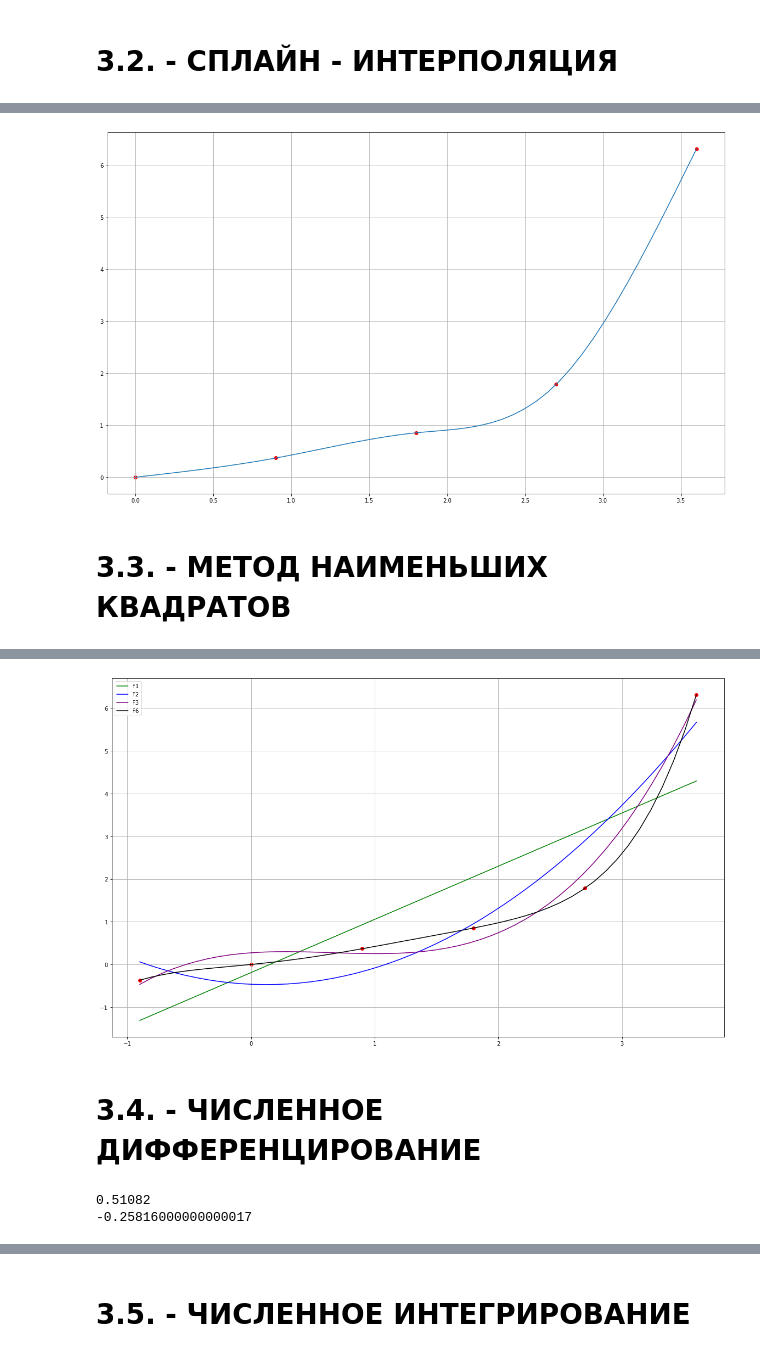
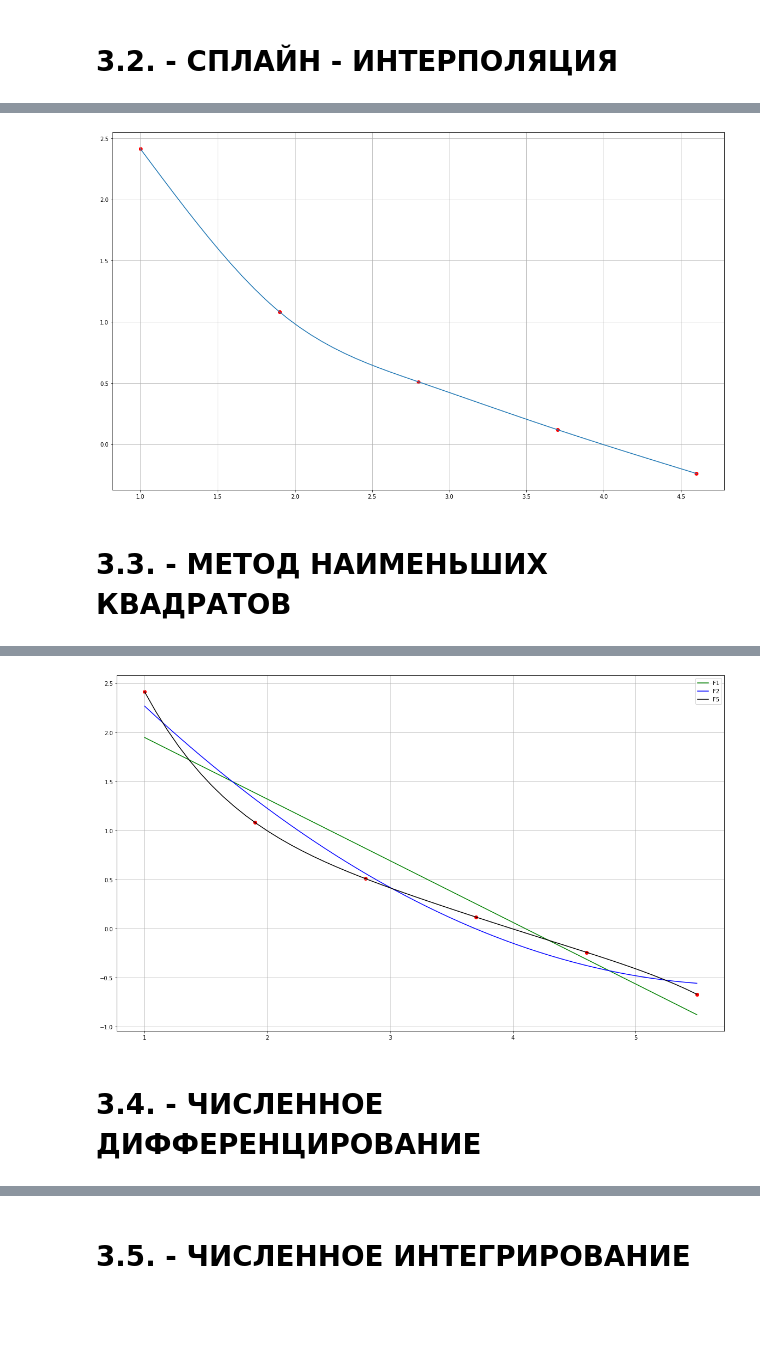
Before and after one commit to egordionok/NumericalMethods, a Jupyter notebook: Lab3/Lab3.ipynb, the cells around one changed output, grey strips where cells are left out. Saved outputs shown, nothing was run; the diff lists cells and outputs as text; code cells hidden in the pictures; blank space fills up the shorter version.

```diff
--- a/Lab3/Lab3.ipynb
+++ b/Lab3/Lab3.ipynb
@@ -84,0 +123,8 @@ print(Newton(Yb, Xb, X), error_rate(y, lambda x: Newton(Yb, Xb, x), X))
+# %%
+l = lambda x: -2.4142*(x - 0.7854)*(x - 1.1781)*(x - 1.5708)/0.3634 + 1.0*(x - 0.3927)*(x - 1.1781)*(x - 1.5708)/0.1211 - 0.4142*(x - 0.3927)*(x - 0.7854)*(x - 1.5708)/0.1211 + 0.0*(x - 0.3927)*(x - 0.7854)*(x - 1.1781)/0.3634
+print(l(X))
+
+print()
+
+n = lambda x:  2.4142 - 3.6013*(x - 0.3927) + 2.686*(x - 0.3927)*(x - 0.7854) - 1.8077*(x - 0.3927)*(x - 0.7854)*(x - 1.1781)
+print(n(X))
@@ -198,7 +268,6 @@ spline_interpolations(f, x, X)
 # %%
-xi = np.linspace(0, 3.6)
-y = [spline_interpolations(f, x, i) for i in xi]
-
+xi = np.linspace(1, 4.6)
+y = [spline_interpolations(f, x, i)[0] for i in xi]
 
 plt.figure(figsize=(20, 12))
 plt.grid(True)
@@ -206,7 +275,7 @@ plt.plot(xi, y)
 plt.scatter(x, f, color='r')
 None
 # %% [output]
-[figure, old version]
+[figure, new version]
 # %% [markdown]
 # 3.3. - МЕТОД НАИМЕНЬШИХ КВАДРАТОВ
 # %%
@@ -274,36 +405,39 @@ def MNK(y, x, degree):
 # %%
-X = [0.9 * (-1 + i) for i in range(6)]
-F = [-0.36892, 0.0, 0.36892, 0.85408, 1.7856, 6.3138]
+X = [0.9 * (i) + 1 for i in range(6)]
+F = [2.4142, 1.0818, 0.50953, 0.11836, -0.24008, -0.66818]
 
 a1 = MNK(F, X, 1)
-f1 = lambda q: sum([a1[i]*(q**i) for i in range(len(a1))])
-ERROR1 = sum([(f1(X[i]) - F[i])**2 for i in range(len(F))])
+f1 = lambda q: sum([a1[i] * (q ** i) for i in range(len(a1))])
+ERROR1 = sum([(f1(X[i]) - F[i]) ** 2 for i in range(len(F))])
 print('a1:', a1)
+print('F(x) =', print_polinom(a1))
 print('ERROR1:', ERROR1)
 
 print()
 
 a2 = MNK(F, X, 2)
-f2 = lambda q: sum([a2[i]*(q**i) for i in range(len(a2))])
-ERROR2 = sum([(f2(X[i]) - F[i])**2 for i in range(len(F))])
+f2 = lambda q: sum([a2[i] * (q ** i) for i in range(len(a2))])
+ERROR2 = sum([(f2(X[i]) - F[i]) ** 2 for i in range(len(F))])
 print('a2:', a2)
+print('F(x) =', print_polinom(a2))
 print('ERROR2:', ERROR2)
 
 print()
 
-a3 = MNK(F, X, 3)
-f3 = lambda q: sum([a3[i]*(q**i) for i in range(len(a3))])
-ERROR3 = sum([(f3(X[i]) - F[i])**2 for i in range(len(F))])
-print('a3:', a3)
-print('ERROR3:', ERROR3)
+# a3 = MNK(F, X, 3)
+# f3 = lambda q: sum([a3[i] * (q ** i) for i in range(len(a3))])
+# ERROR3 = sum([(f3(X[i]) - F[i]) ** 2 for i in range(len(F))])
+# print('a3:', a3)
+# print('ERROR3:', ERROR3)
 
-print()
+# print()
 
-a4 = MNK(F, X, 6)
-f4 = lambda q: sum([a4[i]*(q**i) for i in range(len(a4))])
-ERROR4 = sum([(f4(X[i]) - F[i])**2 for i in range(len(F))])
-print('a4:', a4)
-print('ERROR4:', ERROR4)
+a5 = MNK(F, X, 5)
+f5 = lambda q: sum([a5[i] * (q ** i) for i in range(len(a5))])
+ERROR5 = sum([(f5(X[i]) - F[i]) ** 2 for i in range(len(F))])
+print('a5:', a5)
+print('F(x) =', print_polinom(a5))
+print('ERROR5:', ERROR5)
 
 x1 = np.linspace(X[0], X[-1])
 y1 = [f1(i) for i in x1]
@@ -311,19 +445,18 @@ y1 = [f1(i) for i in x1]
 x2 = np.linspace(X[0], X[-1])
 y2 = [f2(i) for i in x2]
 
-x3 = np.linspace(X[0], X[-1])
-y3 = [f3(i) for i in x3]
+# x3 = np.linspace(X[0], X[-1])
+# y3 = [f3(i) for i in x3]
 
-x4 = np.linspace(X[0], X[-1])
-y4 = [f4(i) for i in x4]
-
+x5 = np.linspace(X[0], X[-1])
+y5 = [f5(i) for i in x5]
 
 plt.figure(figsize=(20, 12))
 plt.grid(True)
 plt.plot(x1, y1, c='g', label='F1')
 plt.plot(x2, y2, c='b', label='F2')
-plt.plot(x3, y3, c='purple', label='F3')
-plt.plot(x4, y4, c='black', label='F6')
+# plt.plot(x3, y3, c='purple', label='F3')
+plt.plot(x5, y5, c='black', label='F5')
 plt.scatter(X, F, color='r')
 plt.legend()
 None
@@ -342,4 +475,4 @@ ERROR4: 3.657335745769026e-08
-[figure, old version]
+[figure, new version]
 # %% [markdown]
 # 3.4. - ЧИСЛЕННОЕ ДИФФЕРЕНЦИРОВАНИЕ
 # %%
@@ -375,9 +509,0 @@ def der2(x, y, X):
-# %%
-x = [1.0, 1.5, 2.0, 2.5, 3.0]
-y = [0.0, 0.40547, 0.69315, 0.91629, 1.0986]
-
-print(der1(x, y, 2))
-print(der2(x, y, 2))
-# %% [output]
-0.51082
--0.25816000000000017
```
Also changed, not shown: parts of 18 cells of this notebook, 3 other files.
